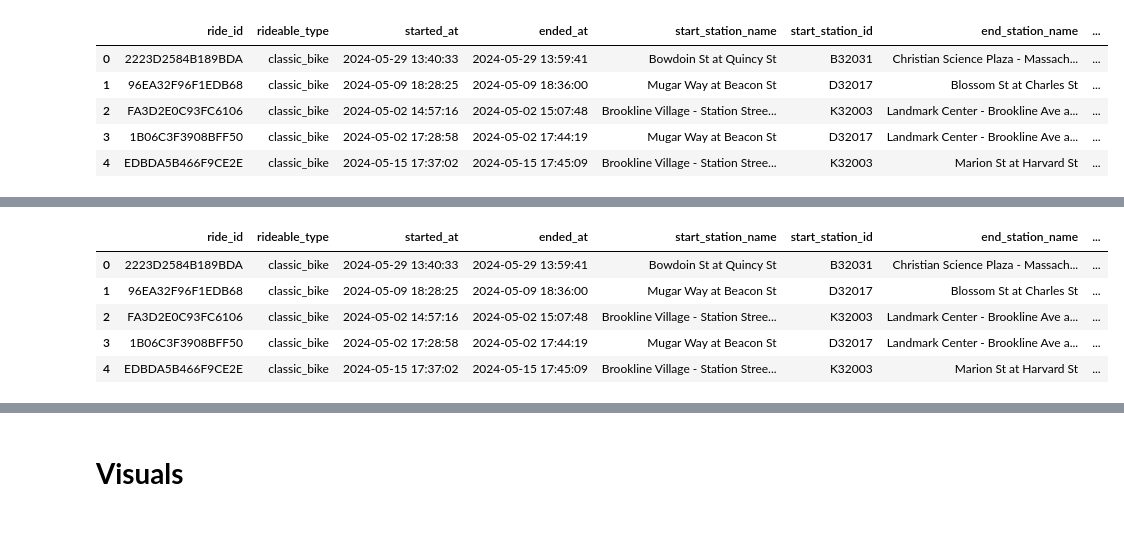
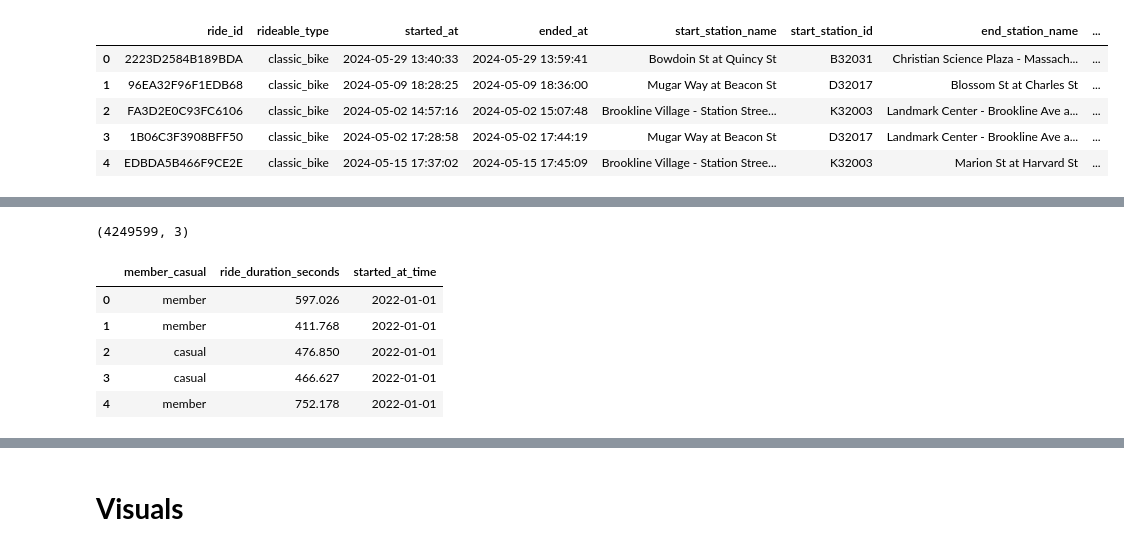
Before and after one commit to ankesh86/BlueBikes_MachineLearning, a Jupyter notebook: BlueBikesData.ipynb, the cells around one changed output, grey strips where cells are left out. Drawn from its saved outputs; the diff is of its cells as text; code cells hidden in the pictures.

```diff
--- a/BlueBikesData.ipynb
+++ b/BlueBikesData.ipynb
@@ -42,9 +107,10 @@ dtype: int64
 raw_data_cleaned = raw_data.dropna()
 # Assuming raw_data_cleaned is a slice from another DataFrame
 raw_data_cleaned = raw_data_cleaned.copy()
-raw_data_cleaned['started_at'] = raw_data_cleaned['started_at'].astype('datetime64[ns]')
-raw_data_cleaned['ended_at'] = raw_data_cleaned['ended_at'].astype('datetime64[ns]')
-
+#raw_data_cleaned['started_at'] = raw_data_cleaned['started_at'].astype('datetime64[ns]')
+#raw_data_cleaned['ended_at'] = raw_data_cleaned['ended_at'].astype('datetime64[ns]')
+raw_data_cleaned['started_at'] = pd.to_datetime(raw_data_cleaned['started_at'], errors='coerce', format='%Y-%m-%d %H:%M:%S.%f')
+raw_data_cleaned['ended_at'] = pd.to_datetime(raw_data_cleaned['ended_at'], errors='coerce', format='%Y-%m-%d %H:%M:%S.%f')
 
 
 raw_data_cleaned['ride_duration'] = raw_data_cleaned['ended_at'] - raw_data_cleaned['started_at']
@@ -102,0 +162,4 @@ dtype: object
+# %%
+raw_data_cleaned['member_casual'] = raw_data_cleaned['member_casual'].replace('Subscriber', 'member')
+raw_data_cleaned['member_casual'] = raw_data_cleaned['member_casual'].replace('Customer', 'casual')
+raw_data_cleaned.head()
@@ -102,0 +173,3 @@ dtype: object
+# %%
+gathered_data = raw_data_cleaned[["started_at", "member_casual", "ride_duration_seconds"]]
+gathered_data
@@ -103,9 +193,27 @@ dtype: object
+# %%
+gathered_data.shape
+# %% [output]
+(4249599, 3)
+# %%
+import datetime
+
+bike_df = gathered_data.copy()
+#classical_bike_df.loc[:, 'date'] = classical_bike_df['started_at'].dt.date
+
+#classical_bike_df['started_at_parsed'] = classical_bike_df['started_at'].dt.strftime('%Y-%m-%d %H')
+bike_df['started_at_time'] = pd.to_datetime(bike_df['started_at'].dt.strftime('%Y-%m-%d %H'))
+
+
+
+#classical_bike_df['started_at_parsed'] = classical_bike_df['started_at'].apply(parse)
+
+bike_df.drop('started_at', axis=1, inplace=True)
 # %%
-raw_data_cleaned.head()
+bike_df.head()
 # %% [output]
-|  | ride_id | rideable_type | started_at | ended_at | start_station_name | start_station_id | end_station_name | ... |
-| 0 | 2223D2584B189BDA | classic_bike | 2024-05-29 13:40:33 | 2024-05-29 13:59:41 | Bowdoin St at Quincy St | B32031 | Christian Science Plaza - Massach... | ... |
-| 1 | 96EA32F96F1EDB68 | classic_bike | 2024-05-09 18:28:25 | 2024-05-09 18:36:00 | Mugar Way at Beacon St | D32017 | Blossom St at Charles St | ... |
-| 2 | FA3D2E0C93FC6106 | classic_bike | 2024-05-02 14:57:16 | 2024-05-02 15:07:48 | Brookline Village - Station Stree... | K32003 | Landmark Center - Brookline Ave a... | ... |
-| 3 | 1B06C3F3908BFF50 | classic_bike | 2024-05-02 17:28:58 | 2024-05-02 17:44:19 | Mugar Way at Beacon St | D32017 | Landmark Center - Brookline Ave a... | ... |
-| 4 | EDBDA5B466F9CE2E | classic_bike | 2024-05-15 17:37:02 | 2024-05-15 17:45:09 | Brookline Village - Station Stree... | K32003 | Marion St at Harvard St | ... |
+|  | member_casual | ride_duration_seconds | started_at_time |
+| 0 | member | 597.026 | 2022-01-01 |
+| 1 | member | 411.768 | 2022-01-01 |
+| 2 | casual | 476.850 | 2022-01-01 |
+| 3 | casual | 466.627 | 2022-01-01 |
+| 4 | member | 752.178 | 2022-01-01 |
```
Also changed, not shown: parts of 30 cells of this notebook.
